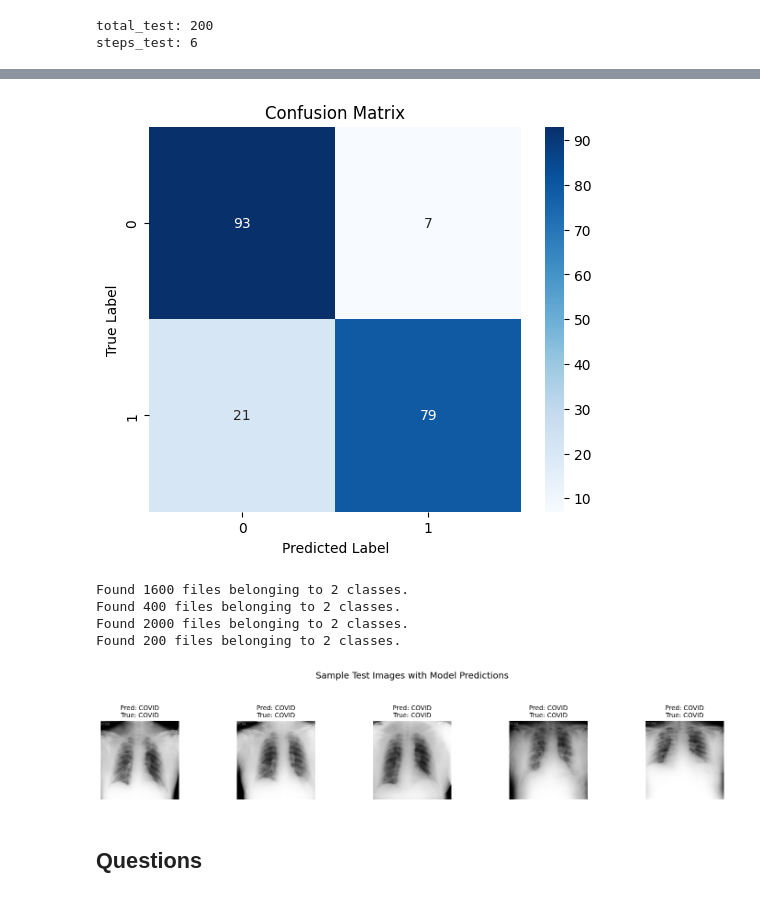
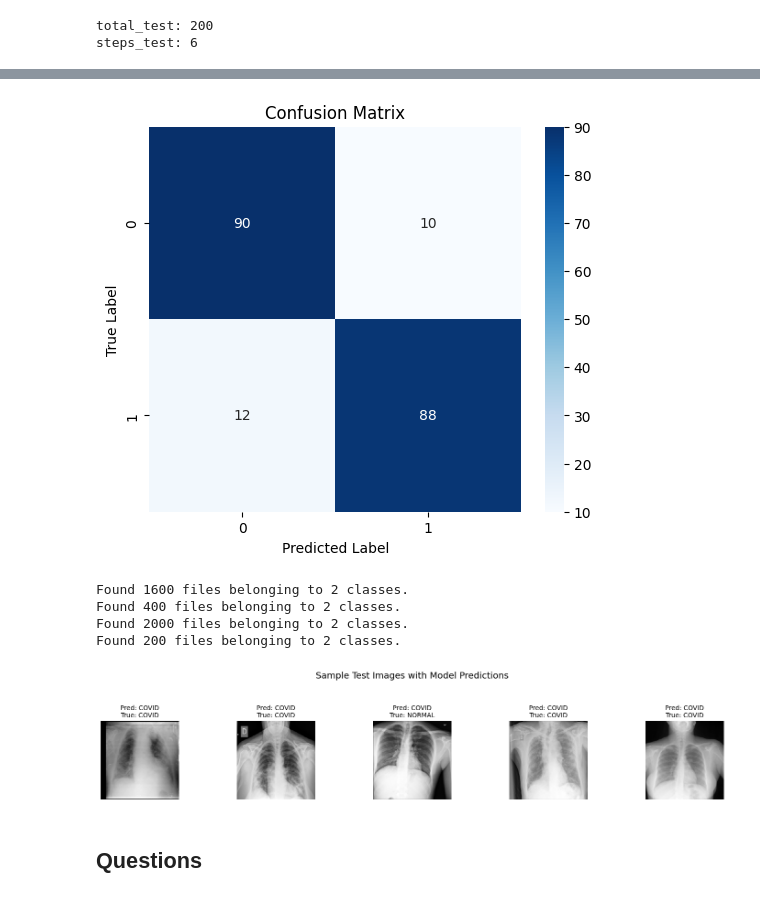
Before and after one commit to Lucmeister55/AI-project, a Jupyter notebook: notebooks/baseline.ipynb, the cells around one changed output, grey strips where cells are left out. Saved outputs shown, nothing was run; the diff lists cells and outputs as text; code cells hidden in the pictures.

```diff
--- a/notebooks/baseline.ipynb
+++ b/notebooks/baseline.ipynb
@@ -51,7 +52,7 @@ tf.random.set_seed(42)
 img_height, img_width = 128, 128
 batch_size = 32
 path = "../data"
-train_data_gen, val_data_gen, train_and_val_data_gen, test_data_gen = loading.get_images(path, img_height, img_width, batch_size, norm="fixed")
+train_data_gen, val_data_gen, train_and_val_data_gen, test_data_gen = loading.get_images(path, img_height, img_width, batch_size, norm="training")
 # %% [output]
 Found 1600 files belonging to 2 classes.
 Found 400 files belonging to 2 classes.
@@ -172,7 +180,7 @@ dense_units = [512, 256]
 hyperparameter_grid = list(product(dropout_rates, first_filters, learning_rates, dense_units))
 # %%
 # Rough parameter search.
-epochs = 5
+epochs = 30
 
 total_iterations = len(hyperparameter_grid)
 results = []  # List to store results from each run.
@@ -422,41 +445,40 @@ plt.ylabel("True Label")
 plt.title("Confusion Matrix")
 plt.show()
 # %% [output]
-[figure, old version]
+[figure, new version]
 # %%
 # Create a test data generator WITHOUT normalization (for displaying original images).
 _, _, _, test_data_gen_no_norm = loading.get_images(
     path,
     img_height,
     img_width,
     batch_size)
 
-# Get one batch of images and their corresponding labels.
-images, labels = next(iter(test_data_gen_no_norm))
+images, _, labels = loading.generator_to_array(test_data_gen_no_norm)
 
 # Plot a few sample images with the predicted labels.
 num_images_to_plot = 5
+images_to_plot = random.sample(range(total_test), num_images_to_plot)
 plt.figure(figsize=(15, 3))
-for i in range(num_images_to_plot):
+for i, idx in enumerate(images_to_plot):
     plt.subplot(1, num_images_to_plot, i+1)
     # Display the original (non-normalized) image.
-    plt.imshow(images[i].numpy().astype("uint8"), cmap="gray")
+    plt.imshow(images[idx].astype("uint8"), cmap="gray")
 
-    true_label_idx = int(labels[i].numpy().squeeze())
-    true_label = test_data_gen.class_names[true_label_idx]
-    pred_label = test_data_gen.class_names[predictions_class[i]]
+    true_label = labels[idx]
+    pred_label = test_data_gen.class_names[predictions_class[idx]]
 
     plt.title(f"Pred: {pred_label}\nTrue: {true_label}", fontsize=10)
     plt.axis('off')
 plt.suptitle("Sample Test Images with Model Predictions", fontsize=14)
 plt.tight_layout(rect=[0, 0, 1, 0.85])  # Leave space for suptitle
 plt.show()
 # %% [output]
 Found 1600 files belonging to 2 classes.
 Found 400 files belonging to 2 classes.
 Found 2000 files belonging to 2 classes.
 Found 200 files belonging to 2 classes.
-[figure, old version]
+[figure, new version]
 # %% [markdown]
 ## Questions
 # %% [markdown]
```
Also changed, not shown: parts of 13 cells of this notebook, 2 other files.
